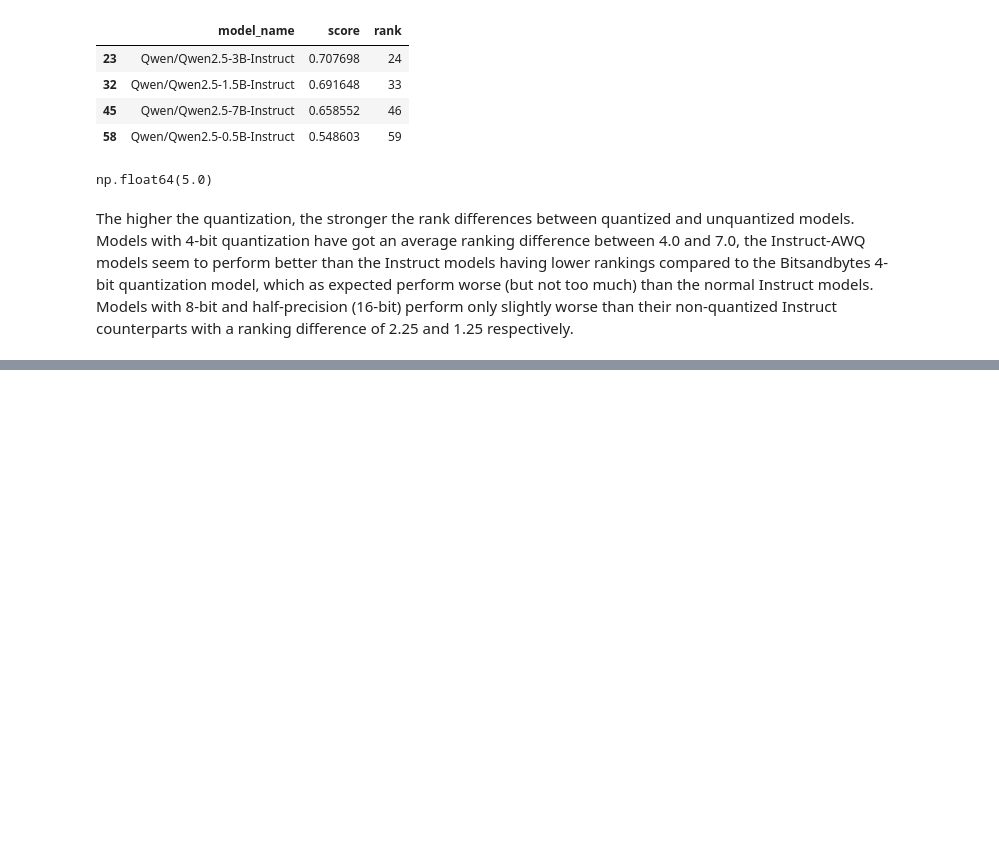
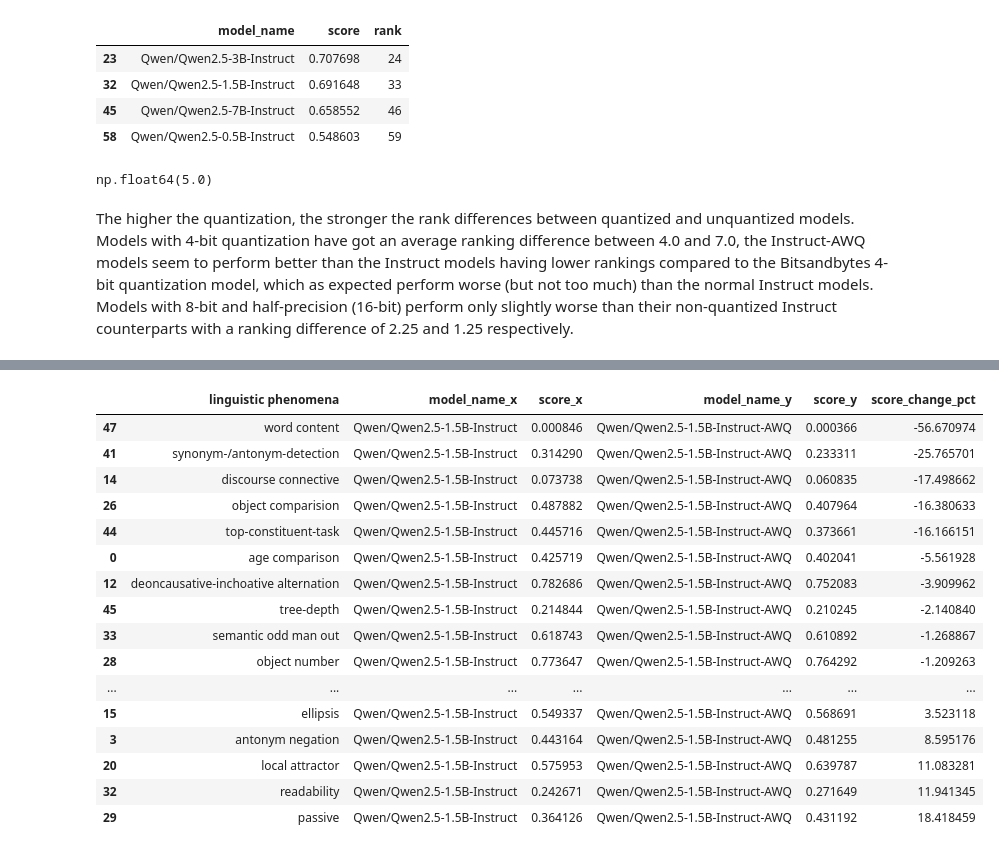
Before and after one commit to BachelorarbeitTharrmeehan/holmes-evaluation, a Jupyter notebook: research-quantization.ipynb, the cells around one changed output, grey strips where cells are left out. Cells and saved outputs as stored; diff of their text form; code cells hidden in the pictures; blank space fills up the shorter version.

```diff
--- a/research-quantization.ipynb
+++ b/research-quantization.ipynb
@@ -1101,0 +1623,25 @@ Models with 8-bit and half-precision (16-bit) perform only slightly worse than t
+# %%
+all_phenomena_15b  = calculate_score_change(
+    final_set=final_set_phenomena_sorted,
+    model_name_x='Qwen/Qwen2.5-1.5B-Instruct',
+    model_name_y='Qwen/Qwen2.5-1.5B-Instruct-AWQ'
+)
+all_phenomena_15b
+# %% [output]
+|  | linguistic phenomena | model_name_x | score_x | model_name_y | score_y | score_change_pct |
+| 47 | word content | Qwen/Qwen2.5-1.5B-Instruct | 0.000846 | Qwen/Qwen2.5-1.5B-Instruct-AWQ | 0.000366 | -56.670974 |
+| 41 | synonym-/antonym-detection | Qwen/Qwen2.5-1.5B-Instruct | 0.314290 | Qwen/Qwen2.5-1.5B-Instruct-AWQ | 0.233311 | -25.765701 |
+| 14 | discourse connective | Qwen/Qwen2.5-1.5B-Instruct | 0.073738 | Qwen/Qwen2.5-1.5B-Instruct-AWQ | 0.060835 | -17.498662 |
+| 26 | object comparision | Qwen/Qwen2.5-1.5B-Instruct | 0.487882 | Qwen/Qwen2.5-1.5B-Instruct-AWQ | 0.407964 | -16.380633 |
+| 44 | top-constituent-task | Qwen/Qwen2.5-1.5B-Instruct | 0.445716 | Qwen/Qwen2.5-1.5B-Instruct-AWQ | 0.373661 | -16.166151 |
+| 0 | age comparison | Qwen/Qwen2.5-1.5B-Instruct | 0.425719 | Qwen/Qwen2.5-1.5B-Instruct-AWQ | 0.402041 | -5.561928 |
+| 12 | deoncausative-inchoative alternation | Qwen/Qwen2.5-1.5B-Instruct | 0.782686 | Qwen/Qwen2.5-1.5B-Instruct-AWQ | 0.752083 | -3.909962 |
+| 45 | tree-depth | Qwen/Qwen2.5-1.5B-Instruct | 0.214844 | Qwen/Qwen2.5-1.5B-Instruct-AWQ | 0.210245 | -2.140840 |
+| 33 | semantic odd man out | Qwen/Qwen2.5-1.5B-Instruct | 0.618743 | Qwen/Qwen2.5-1.5B-Instruct-AWQ | 0.610892 | -1.268867 |
+| 28 | object number | Qwen/Qwen2.5-1.5B-Instruct | 0.773647 | Qwen/Qwen2.5-1.5B-Instruct-AWQ | 0.764292 | -1.209263 |
+| ... | ... | ... | ... | ... | ... | ... |
+| 15 | ellipsis | Qwen/Qwen2.5-1.5B-Instruct | 0.549337 | Qwen/Qwen2.5-1.5B-Instruct-AWQ | 0.568691 | 3.523118 |
+| 3 | antonym negation | Qwen/Qwen2.5-1.5B-Instruct | 0.443164 | Qwen/Qwen2.5-1.5B-Instruct-AWQ | 0.481255 | 8.595176 |
+| 20 | local attractor | Qwen/Qwen2.5-1.5B-Instruct | 0.575953 | Qwen/Qwen2.5-1.5B-Instruct-AWQ | 0.639787 | 11.083281 |
+| 32 | readability | Qwen/Qwen2.5-1.5B-Instruct | 0.242671 | Qwen/Qwen2.5-1.5B-Instruct-AWQ | 0.271649 | 11.941345 |
+| 29 | passive | Qwen/Qwen2.5-1.5B-Instruct | 0.364126 | Qwen/Qwen2.5-1.5B-Instruct-AWQ | 0.431192 | 18.418459 |
```
Also changed, not shown: parts of 52 cells of this notebook, 4 other files.
